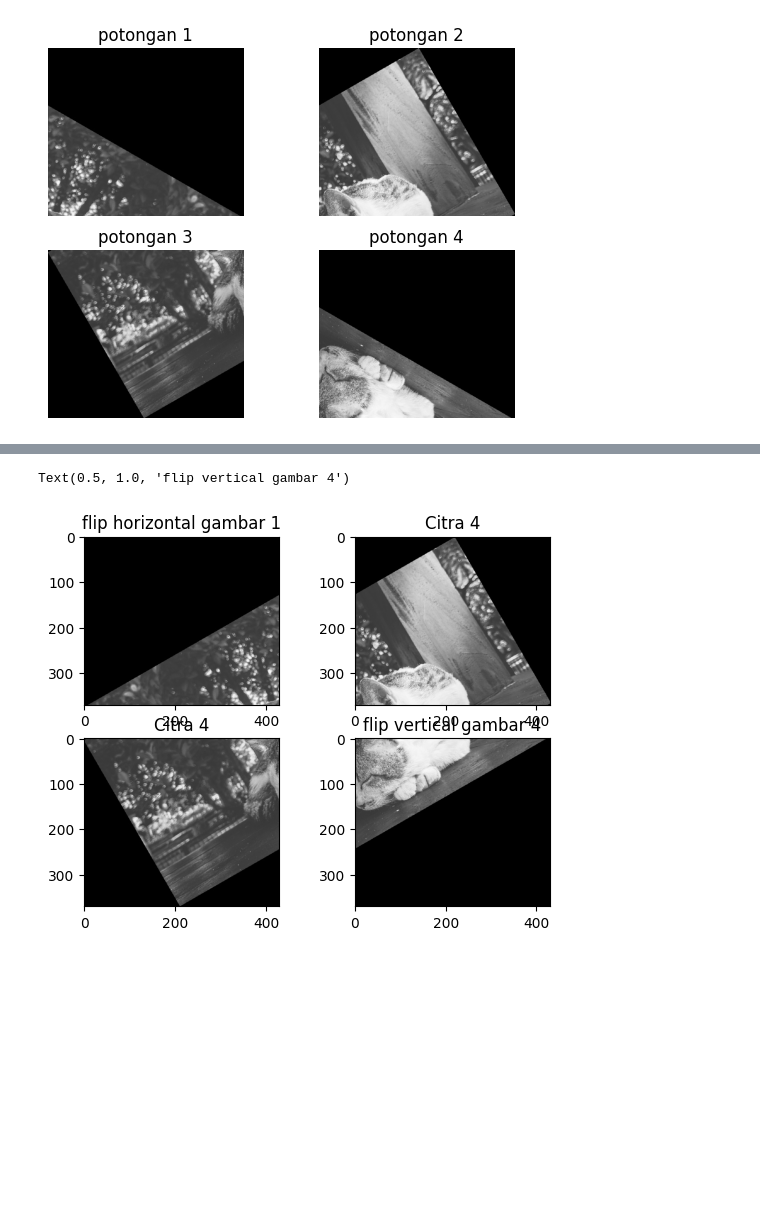
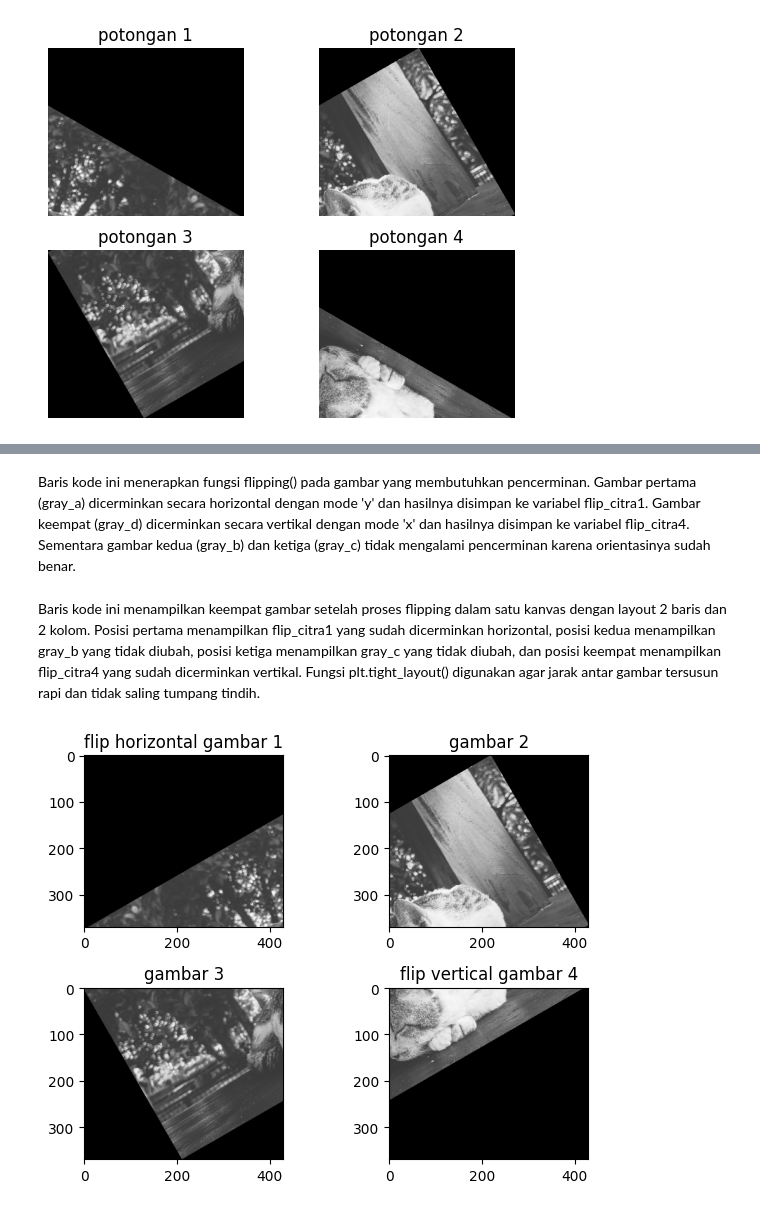
Before and after one commit to zunnunqorina/jurnal-susulan-modul-1, a Jupyter notebook: jurnalsusulan.ipynb, the cells around one changed output, grey strips where cells are left out. Saved outputs shown, nothing was run; the diff lists cells and outputs as text; code cells hidden in the pictures; blank space fills up the shorter version.

```diff
--- a/jurnalsusulan.ipynb
+++ b/jurnalsusulan.ipynb
@@ -72,25 +84,30 @@ def flipping(image, mode='x'):
 # %%
 flip_citra1 = flipping(gray_a, 'y')
 flip_citra4 = flipping(gray_d, 'x')
+# %% [markdown]
+Baris kode ini menerapkan fungsi flipping() pada gambar yang membutuhkan pencerminan. Gambar pertama (gray_a) dicerminkan secara horizontal dengan mode 'y' dan hasilnya disimpan ke variabel flip_citra1. Gambar keempat (gray_d) dicerminkan secara vertikal dengan mode 'x' dan hasilnya disimpan ke variabel flip_citra4. Sementara gambar kedua (gray_b) dan ketiga (gray_c) tidak mengalami pencerminan karena orientasinya sudah benar.
+# %% [markdown]
+Baris kode ini menampilkan keempat gambar setelah proses flipping dalam satu kanvas dengan layout 2 baris dan 2 kolom. Posisi pertama menampilkan flip_citra1 yang sudah dicerminkan horizontal, posisi kedua menampilkan gray_b yang tidak diubah, posisi ketiga menampilkan gray_c yang tidak diubah, dan posisi keempat menampilkan flip_citra4 yang sudah dicerminkan vertikal. Fungsi plt.tight_layout() digunakan agar jarak antar gambar tersusun rapi dan tidak saling tumpang tindih.
 # %%
 plt.subplot(2, 2, 1)
 plt.imshow(flip_citra1, cmap = "gray")
 plt.title('flip horizontal gambar 1')
 
 plt.subplot(2, 2, 2)
 plt.imshow(gray_b, cmap = "gray")
-plt.title('Citra 4')
+plt.title('gambar 2')
 
 plt.subplot(2, 2, 3)
 plt.imshow(gray_c, cmap = "gray")
-plt.title('Citra 4')
+plt.title('gambar 3')
 
 plt.subplot(2, 2, 4)
 plt.imshow(flip_citra4, cmap = "gray")
 plt.title('flip vertical gambar 4')
+plt.tight_layout()
+plt.show()
 # %% [output]
-Text(0.5, 1.0, 'flip vertical gambar 4')
-[figure, old version]
+[figure, new version]
 # %%
 def merge_horizontal(citra_1, citra_2):
     c1, c2 = np.array(citra_1), np.array(citra_2)
```
Also changed, not shown: parts of 40 cells of this notebook.
